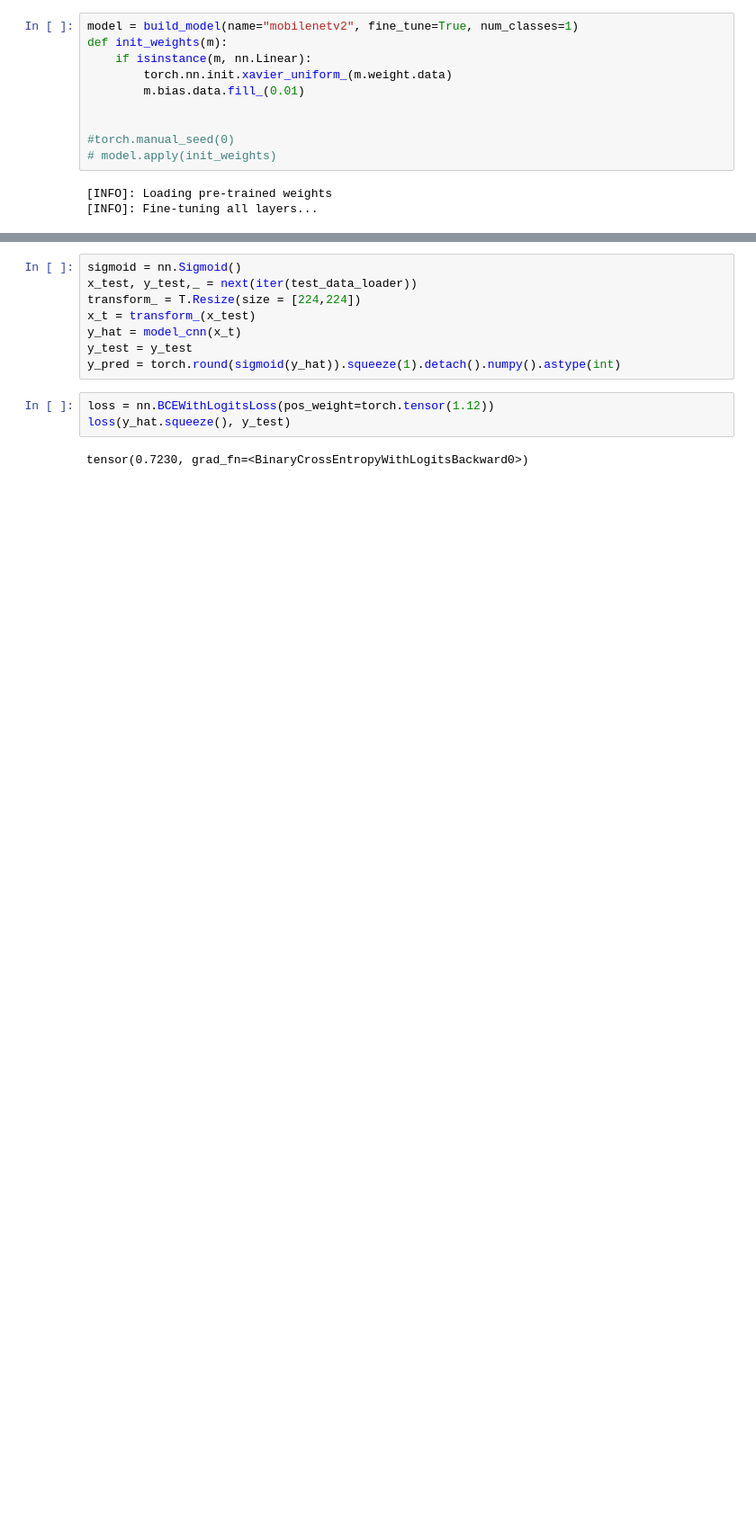
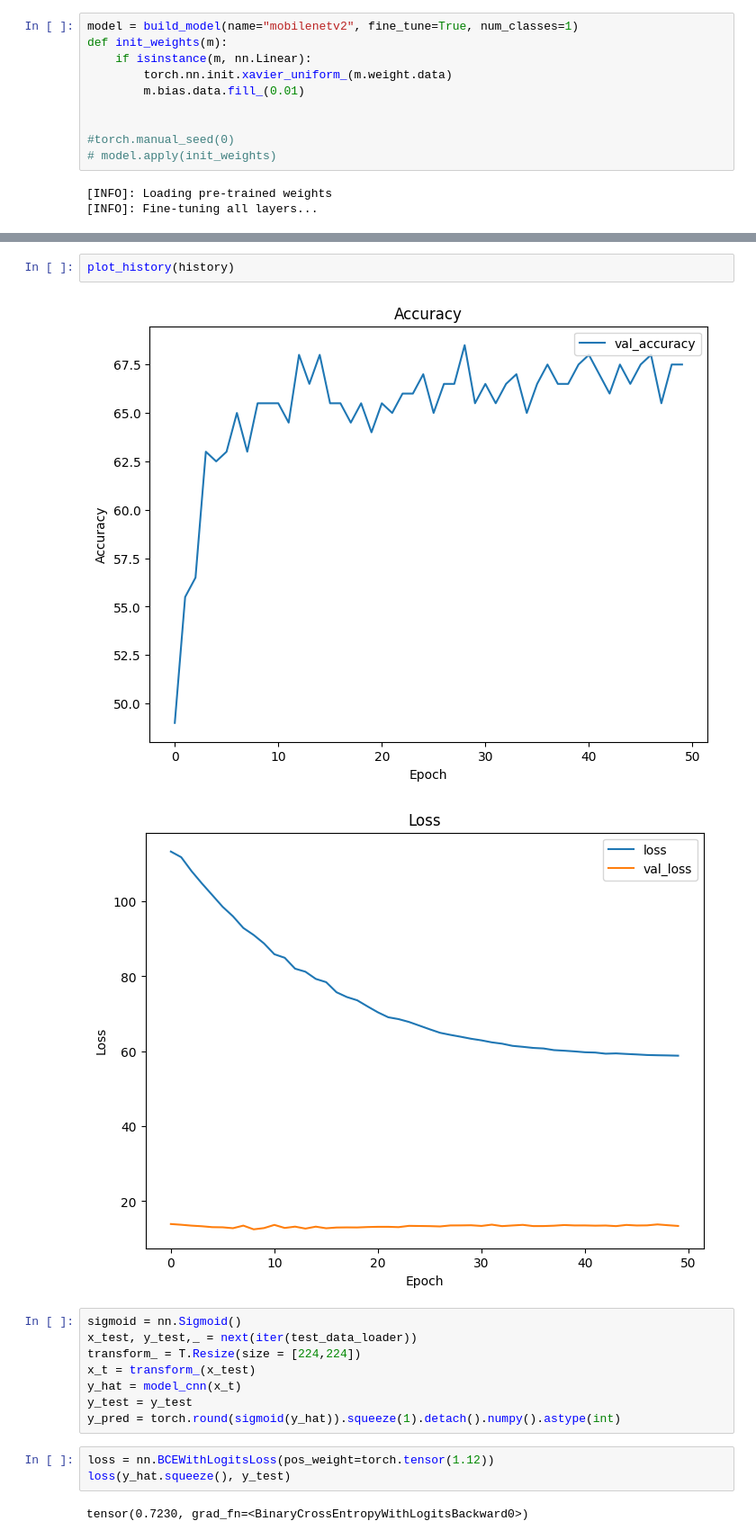
Before and after one commit to MNIKIEMA/Real-and-Fake-Face-Detection, a Jupyter notebook: real-and-fake-face.ipynb, the cells around one changed output, grey strips where cells are left out. Shown: that part at 90% size. Cells and saved outputs as stored; diff of their text form; blank space fills up the shorter version.

```diff
--- a/real-and-fake-face.ipynb
+++ b/real-and-fake-face.ipynb
@@ -428,3 +441,8 @@ eval_cnn_classifier(model, test_data_loader, loss_fn)
+# %%
+plot_history(history)
+# %% [output]
+[figure, added]
+[figure, added]
 # %%
 sigmoid = nn.Sigmoid()
 x_test, y_test,_ = next(iter(test_data_loader))
```
Also changed, not shown: parts of 11 cells of this notebook.
